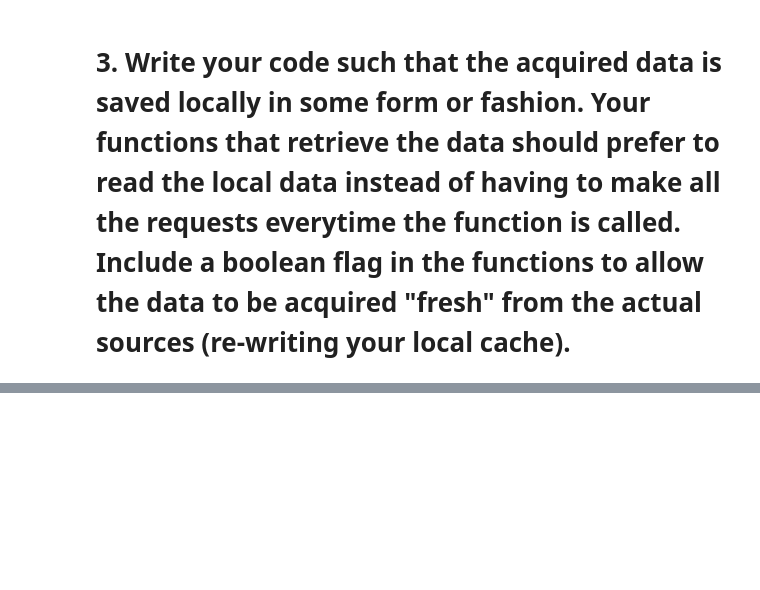
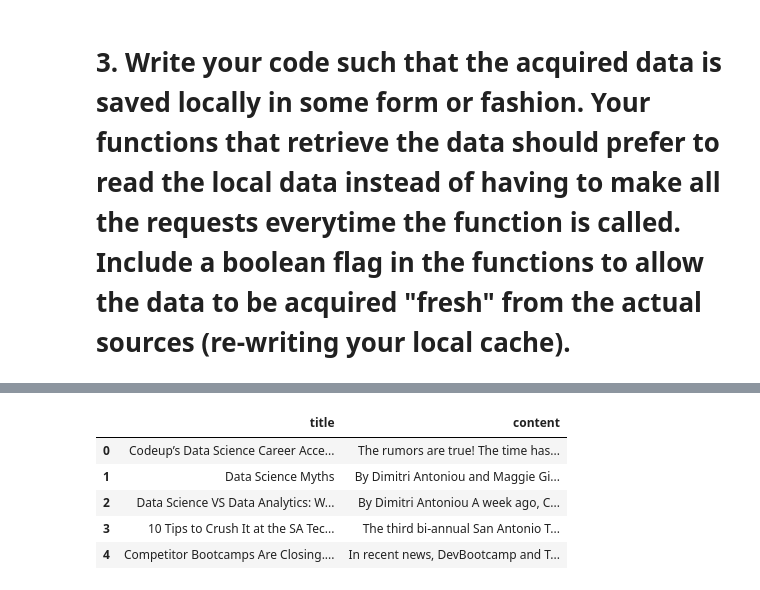
Before and after one commit to Ken-Alviola/natural-language-processing-exercises, a Jupyter notebook: acquire_exercise.ipynb, the cells around one changed output, grey strips where cells are left out. Saved outputs shown, nothing was run; the diff lists cells and outputs as text; code cells hidden in the pictures; blank space fills up the shorter version.

```diff
--- a/acquire_exercise.ipynb
+++ b/acquire_exercise.ipynb
@@ -443,0 +455,11 @@ len(news)
+# %%
+articles = pd.DataFrame(articles)
+articles.to_csv('articles.csv')
+articles.head()
+# %% [output]
+|  | title | content |
+| 0 | Codeup’s Data Science Career Acce... | The rumors are true! The time has... |
+| 1 | Data Science Myths | By Dimitri Antoniou and Maggie Gi... |
+| 2 | Data Science VS Data Analytics: W... | By Dimitri Antoniou A week ago, C... |
+| 3 | 10 Tips to Crush It at the SA Tec... | The third bi-annual San Antonio T... |
+| 4 | Competitor Bootcamps Are Closing.... | In recent news, DevBootcamp and T... |
```
Also changed, not shown: parts of 1 cell of this notebook, 2 other files.
